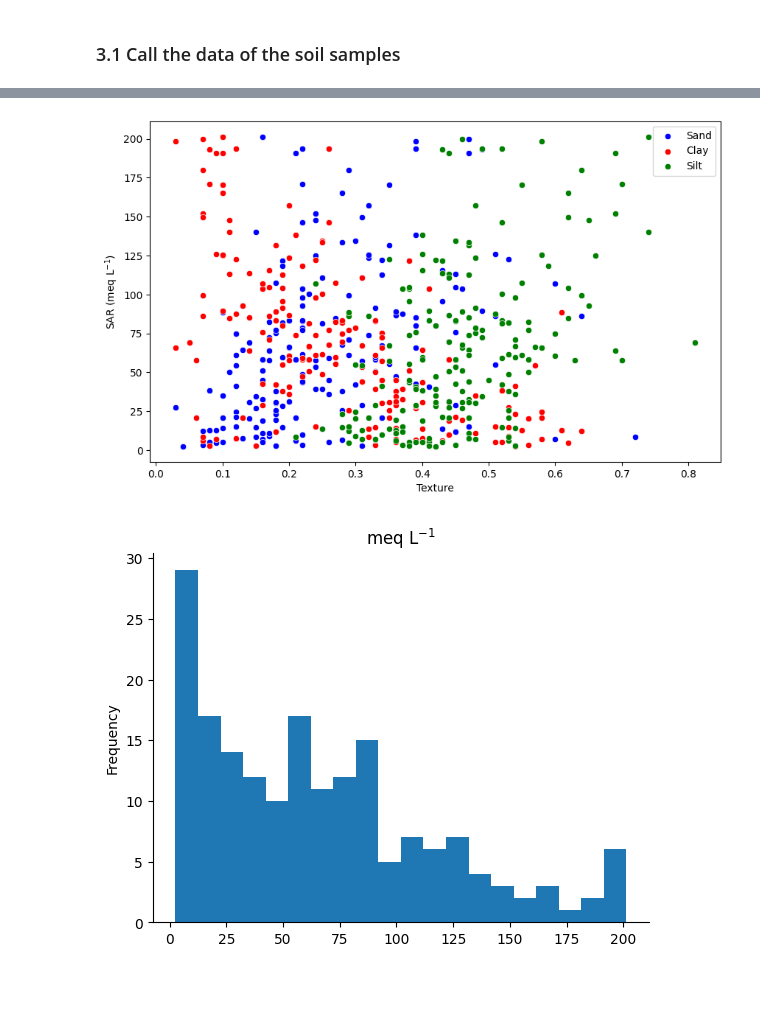
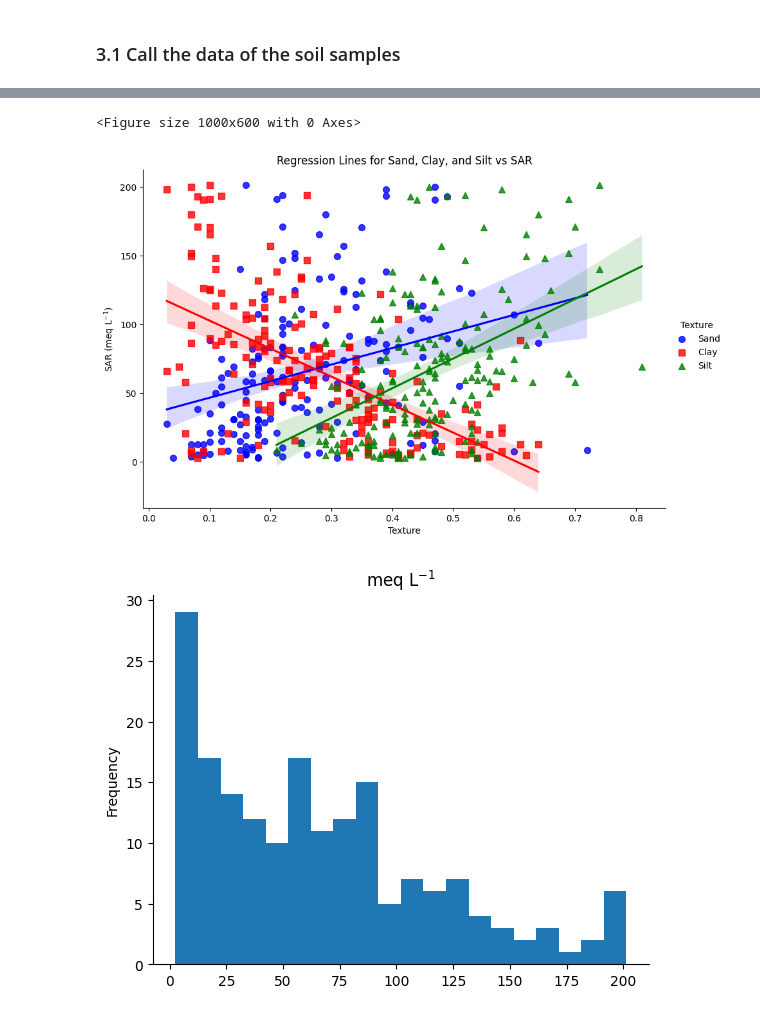
Before and after one commit to Emmanuel461/PML_2023_2024, a Jupyter notebook: Final_work/Codes/2.Pre_process_data.ipynb, the cells around one changed output, grey strips where cells are left out. Saved outputs shown, nothing was run; the diff lists cells and outputs as text; code cells hidden in the pictures; blank space fills up the shorter version.

Commit message:
Update -plots

```diff
--- a/Final_work/Codes/2.Pre_process_data.ipynb
+++ b/Final_work/Codes/2.Pre_process_data.ipynb
@@ -336,23 +336,25 @@ training_vectors.head()
 # %%
 import matplotlib.pyplot as plt
 import seaborn as sns
-# Scatter plot para Sand vs SAR
+import pandas as pd
+
+
+# Crear un DataFrame con las variables de interés
+data_melted = pd.melt(training_vectors, id_vars=['SAR'], value_vars=['Sand', 'Clay', 'Silt'],
+                      var_name='Texture', value_name='Percentage')
+
+# Scatter plot con líneas de regresión para cada tipo de textura vs SAR
 plt.figure(figsize=(10, 6))
-sns.scatterplot(data=training_vectors, x='Sand', y='SAR', label='Sand', color='blue')
+sns.lmplot(data=data_melted, x='Percentage', y='SAR', hue='Texture', palette={'Sand': 'blue', 'Clay': 'red', 'Silt': 'green'},
+           height=6, aspect=1.5, markers=['o', 's', '^'], scatter_kws={'s': 50})
 
-# Scatter plot para Clay vs SAR
-sns.scatterplot(data=training_vectors, x='Clay', y='SAR', label='Clay', color='red')
-
-# Scatter plot para Silt vs SAR
-sns.scatterplot(data=training_vectors, x='Silt', y='SAR', label='Silt', color='green')
-
-plt.title('')
+plt.title('Regression Lines for Sand, Clay, and Silt vs SAR')
 plt.xlabel('Texture')
 plt.ylabel('SAR (meq L$^{-1}$)')
-plt.legend()
 plt.show()
 # %% [output]
+<Figure size 1000x600 with 0 Axes>
-[figure, old version]
+[figure, new version]
 # %%
 from matplotlib import pyplot as plt
 training_vectors['SAR'].plot(kind='hist', bins=20, title='meq L$^{-1}$')
```
Also changed, not shown: 6 other files.
